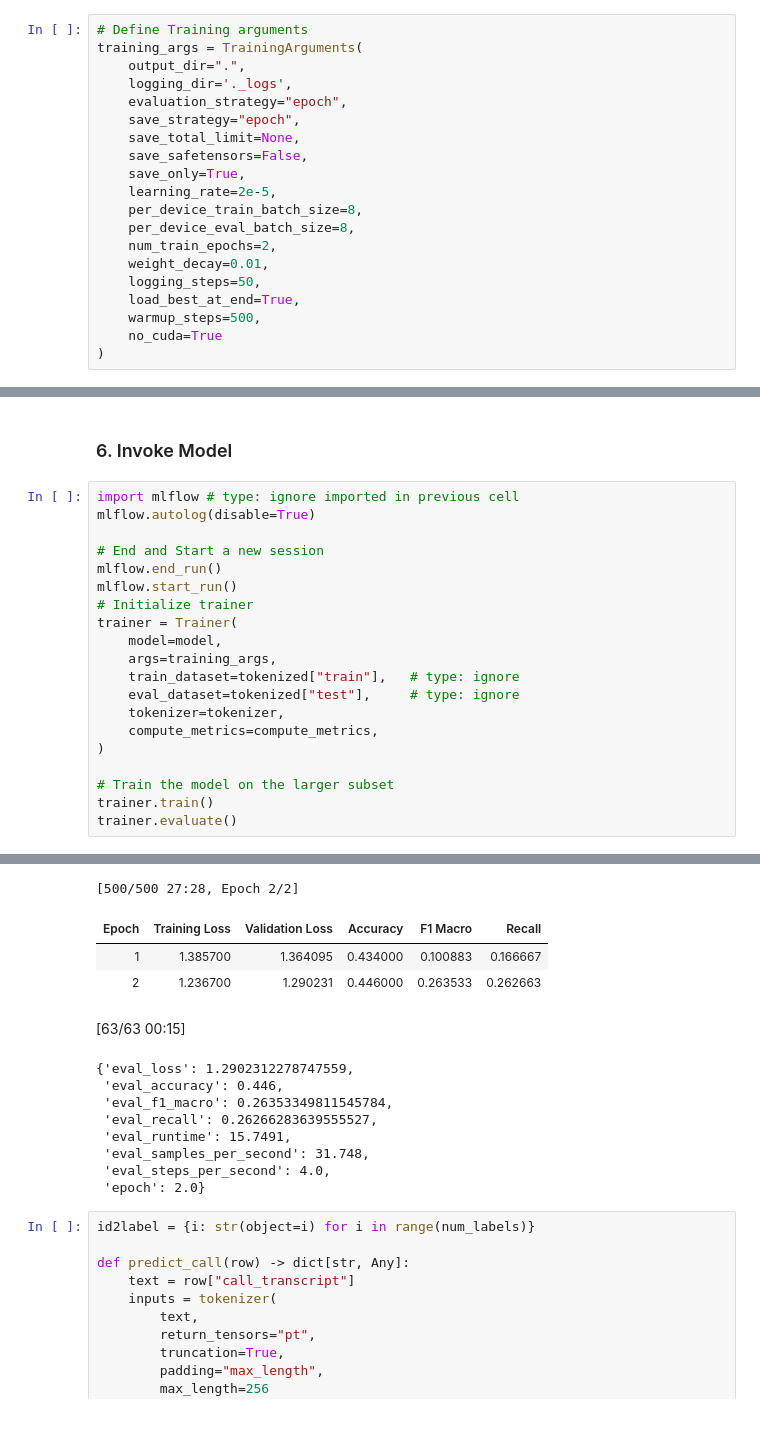
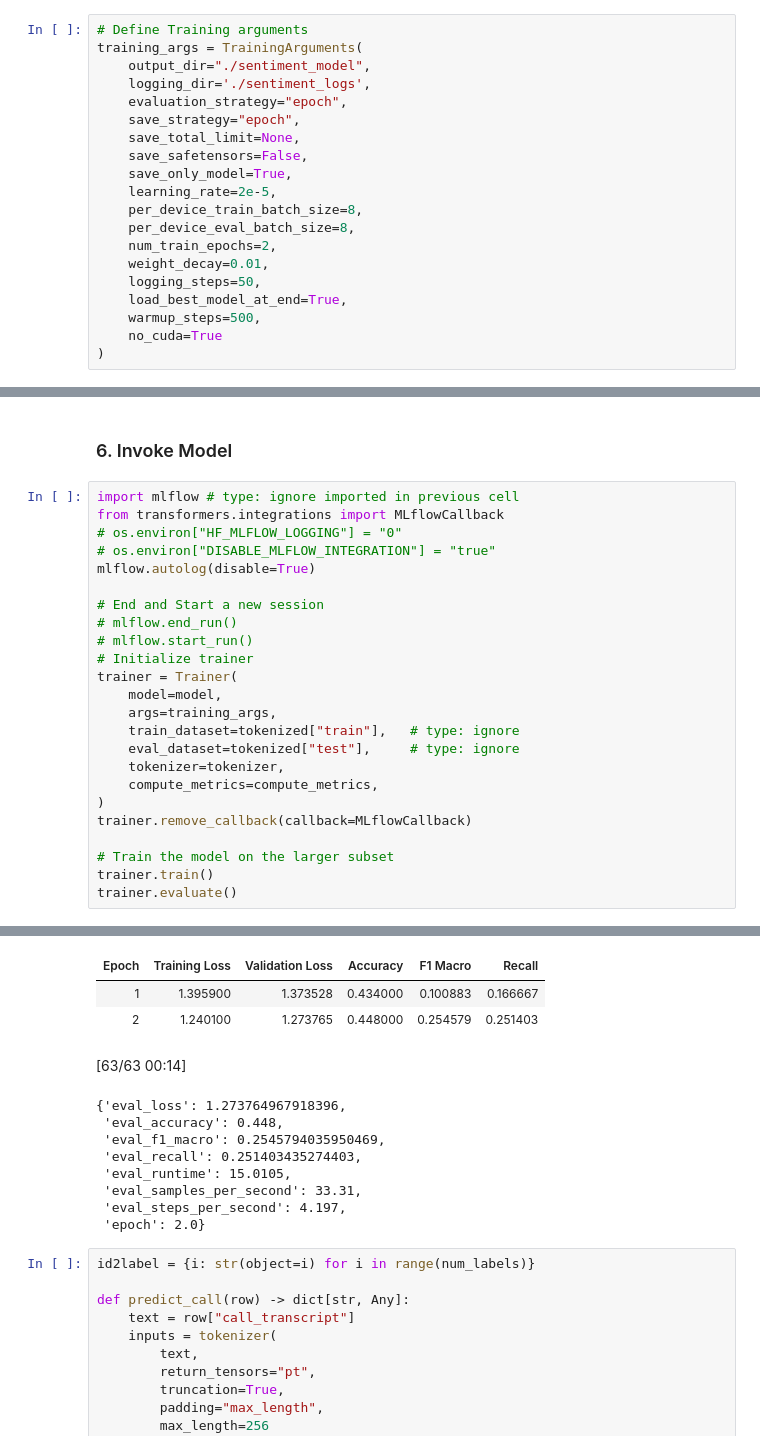
Before and after one commit to Lumin33r/Capstone-Churn, a Jupyter notebook: sagemaker/sentiment/sentiment_training.ipynb, the cells around one changed output, grey strips where cells are left out. Saved outputs shown, nothing was run; the diff lists cells and outputs as text; blank space fills up the shorter version.

Commit message:
update output function of inference script and add method to app and minor update to training model

```diff
--- a/sagemaker/sentiment/sentiment_training.ipynb
+++ b/sagemaker/sentiment/sentiment_training.ipynb
@@ -371,20 +371,20 @@ You should probably TRAIN this model on a down-stream task to be able to use it
 # %%
 # Define Training arguments
 training_args = TrainingArguments(
-    output_dir=".",
-    logging_dir='._logs',
+    output_dir="./sentiment_model",
+    logging_dir='./sentiment_logs',
     evaluation_strategy="epoch",
     save_strategy="epoch",
     save_total_limit=None,
     save_safetensors=False,
-    save_only=True,
+    save_only_model=True,
     learning_rate=2e-5,
     per_device_train_batch_size=8,
     per_device_eval_batch_size=8,
     num_train_epochs=2,
     weight_decay=0.01,
     logging_steps=50,
-    load_best_at_end=True,
+    load_best_model_at_end=True,
     warmup_steps=500,
     no_cuda=True
 )
@@ -455,11 +457,14 @@ os.environ["WANDB_DISABLED"] = "true"
 ### 6. Invoke Model
 # %%
 import mlflow # type: ignore imported in previous cell
+from transformers.integrations import MLflowCallback
+# os.environ["HF_MLFLOW_LOGGING"] = "0"
+# os.environ["DISABLE_MLFLOW_INTEGRATION"] = "true"
 mlflow.autolog(disable=True)
 
 # End and Start a new session
-mlflow.end_run()
-mlflow.start_run()
+# mlflow.end_run()
+# mlflow.start_run()
 # Initialize trainer
 trainer = Trainer(
     model=model,
@@ -469,6 +474,7 @@ trainer = Trainer(
     tokenizer=tokenizer,
     compute_metrics=compute_metrics,
 )
+trainer.remove_callback(callback=MLflowCallback)
 
 # Train the model on the larger subset
 trainer.train()
@@ -489,16 +484,15 @@ To disable this warning, you can either:
-[500/500 27:28, Epoch 2/2]
 | Epoch | Training Loss | Validation Loss | Accuracy | F1 Macro | Recall |
-| 1 | 1.385700 | 1.364095 | 0.434000 | 0.100883 | 0.166667 |
-| 2 | 1.236700 | 1.290231 | 0.446000 | 0.263533 | 0.262663 |
+| 1 | 1.395900 | 1.373528 | 0.434000 | 0.100883 | 0.166667 |
+| 2 | 1.240100 | 1.273765 | 0.448000 | 0.254579 | 0.251403 |
-[63/63 00:15]
+[63/63 00:14]
-{'eval_loss': 1.2902312278747559,
- 'eval_accuracy': 0.446,
- 'eval_f1_macro': 0.26353349811545784,
- 'eval_recall': 0.26266283639555527,
- 'eval_runtime': 15.7491,
- 'eval_samples_per_second': 31.748,
- 'eval_steps_per_second': 4.0,
- 'epoch': 2.0}
+{'eval_loss': 1.273764967918396,
+ 'eval_accuracy': 0.448,
+ 'eval_f1_macro': 0.2545794035950469,
+ 'eval_recall': 0.251403435274403,
+ 'eval_runtime': 15.0105,
+ 'eval_samples_per_second': 33.31,
+ 'eval_steps_per_second': 4.197,
+ 'epoch': 2.0}
 # %%
 id2label = {i: str(object=i) for i in range(num_labels)}
 
```
Also changed, not shown: parts of 9 cells of this notebook, 9 other files.
